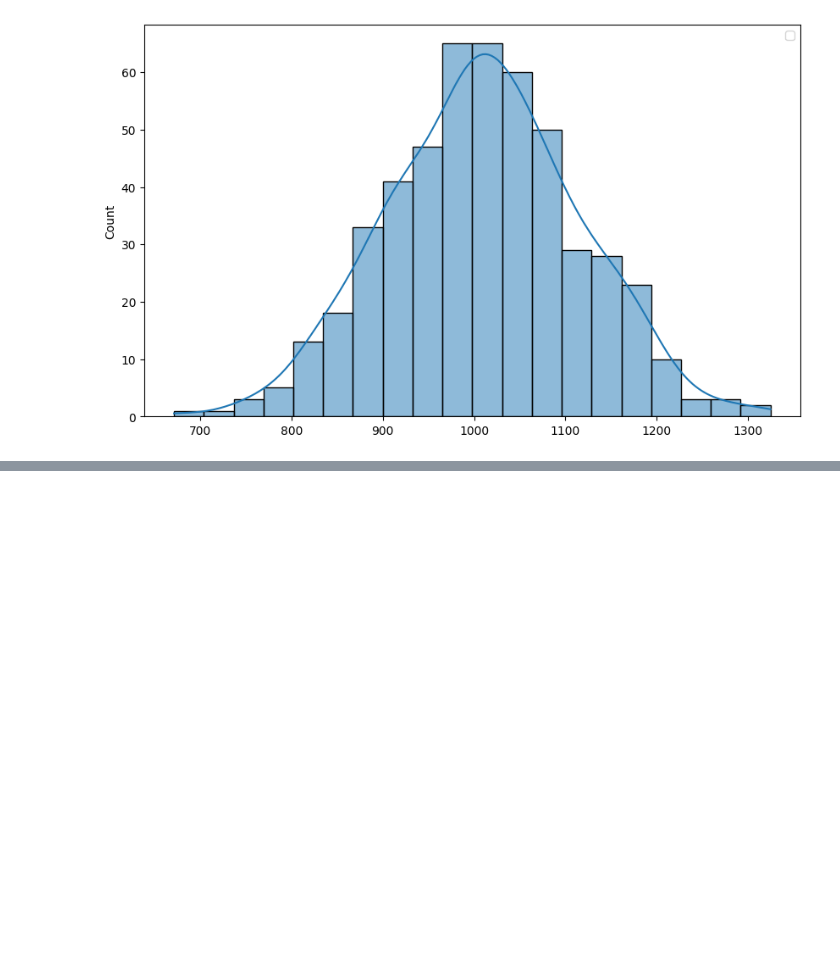
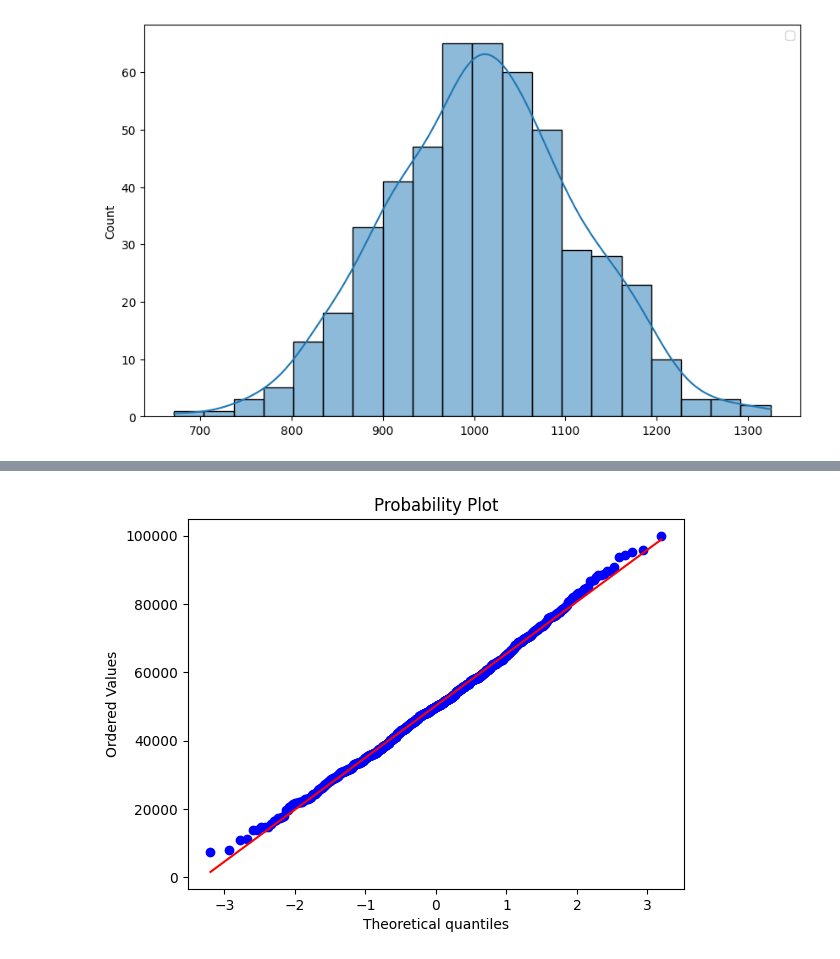
Before and after one commit to rahul8879/full_stack_ai_4th_may, a Jupyter notebook: Math/03_basic_stats.ipynb, the cells around one changed output, grey strips where cells are left out. Saved outputs shown, nothing was run; the diff lists cells and outputs as text; code cells hidden in the pictures; blank space fills up the shorter version.

```diff
--- a/Math/03_basic_stats.ipynb
+++ b/Math/03_basic_stats.ipynb
@@ -117,0 +139,5 @@ sample_3 = np.random.choice(sales, 100, replace=True)
+# %%
+stats.probplot(sales, plot=plt)
+plt.show()
+# %% [output]
+[figure, added]
```
Also changed, not shown: parts of 11 cells of this notebook.
